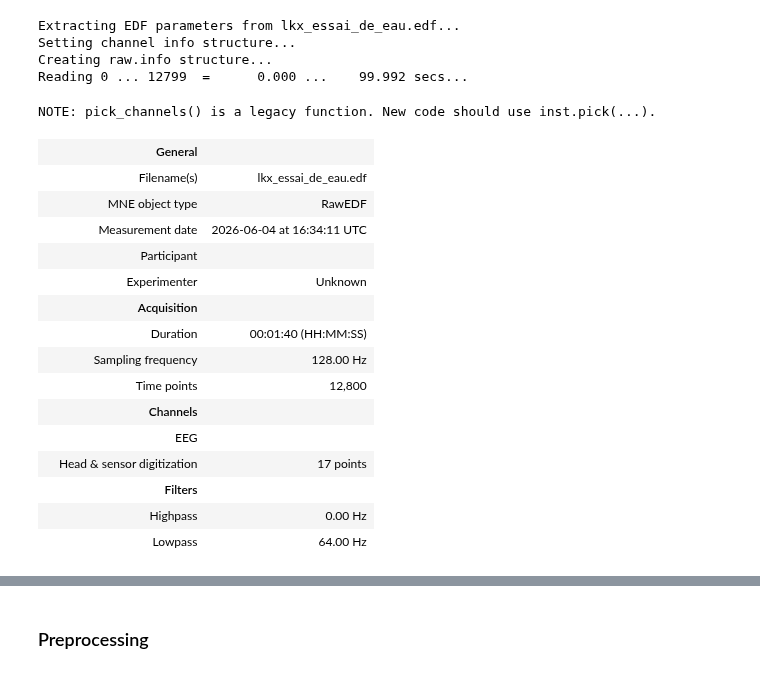
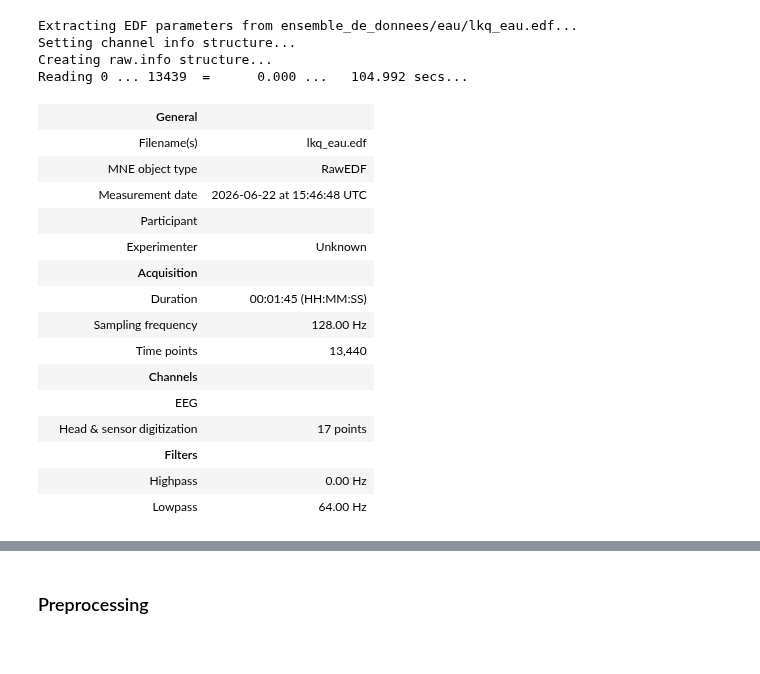
Before and after one commit to kojimainlearning/consumer_food_research, a Jupyter notebook: observant_steps.ipynb, the cells around one changed output, grey strips where cells are left out. Saved outputs shown, nothing was run; the diff lists cells and outputs as text; code cells hidden in the pictures.

```diff
--- a/observant_steps.ipynb
+++ b/observant_steps.ipynb
@@ -5,31 +5,30 @@ import pandas as pd
 import matplotlib.pyplot as plt
 %matplotlib qt
 
-file_path = "lkx_essai_de_eau.edf"
+file_path = "ensemble_de_donnees/eau/lkq_eau.edf"
 raw_eeg = mne.io.read_raw_edf(file_path, preload=True)
 # %% [output]
-Extracting EDF parameters from lkx_essai_de_eau.edf...
+Extracting EDF parameters from ensemble_de_donnees/eau/lkq_eau.edf...
 Setting channel info structure...
 Creating raw.info structure...
-Reading 0 ... 12799  =      0.000 ...    99.992 secs...
+Reading 0 ... 13439  =      0.000 ...   104.992 secs...
 # %%
 eeg_channels = ["AF3", "F7", "F3", "FC5", "T7", "P7", "O1", "O2", "P8", "T8", "FC6", "F4", "F8", "AF4"]
-raw_eeg.pick_channels(eeg_channels)
+raw_eeg.pick(eeg_channels)
 
 montage = mne.channels.make_standard_montage("standard_1020")
 raw_eeg.set_montage(montage)
 # %% [output]
-NOTE: pick_channels() is a legacy function. New code should use inst.pick(...).
 |  | General |  |
-|  | Filename(s) | lkx_essai_de_eau.edf |
+|  | Filename(s) | lkq_eau.edf |
 |  | MNE object type | RawEDF |
-|  | Measurement date | 2026-06-04 at 16:34:11 UTC |
+|  | Measurement date | 2026-06-22 at 15:46:48 UTC |
 |  | Participant |  |
 |  | Experimenter | Unknown |
 |  | Acquisition |  |
-|  | Duration | 00:01:40 (HH:MM:SS) |
+|  | Duration | 00:01:45 (HH:MM:SS) |
 |  | Sampling frequency | 128.00 Hz |
-|  | Time points | 12,800 |
+|  | Time points | 13,440 |
 |  | Channels |  |
 |  | EEG |  |
 |  | Head & sensor digitization | 17 points |
```
Also changed, not shown: parts of 10 cells of this notebook, 15 other files.
